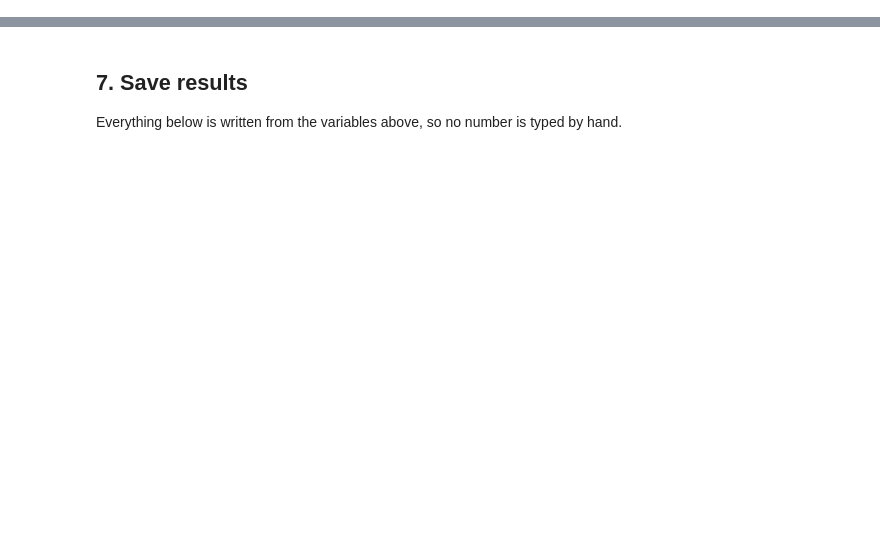
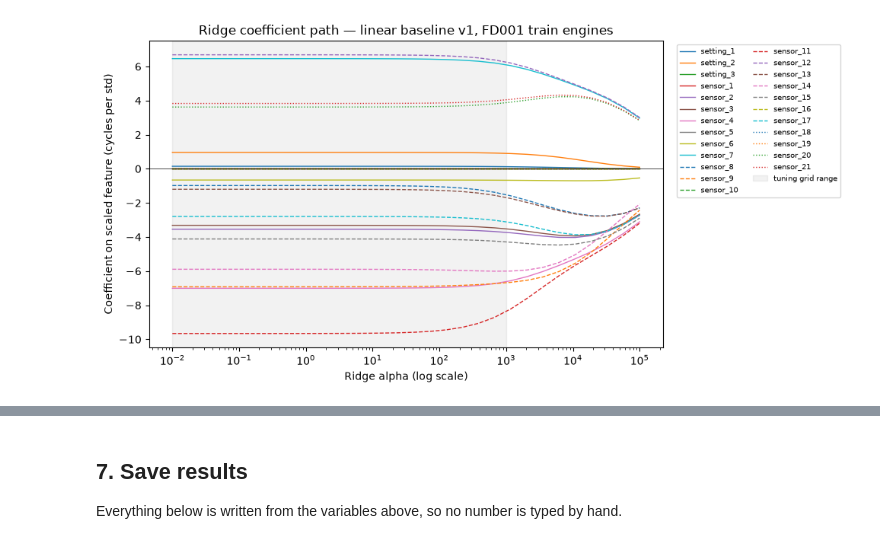
Before and after one commit to Srijan76-code/aml_rul_project, a Jupyter notebook: notebooks/03_linear_baseline.ipynb, the cells around one changed output, grey strips where cells are left out. Drawn from its saved outputs; the diff is of its cells as text; code cells hidden in the pictures; blank space fills up the shorter version.

```diff
--- a/notebooks/03_linear_baseline.ipynb
+++ b/notebooks/03_linear_baseline.ipynb
@@ -344,0 +232,25 @@ test_scores
+# %%
+V1 = FEATURE_SETS["v1"]
+path_alphas = np.logspace(-2, 5, 30)
+path = pd.DataFrame(
+    [fit_on_train_engines(Ridge(alpha=a), V1)[-1].coef_ for a in path_alphas],
+    index=path_alphas,
+    columns=V1,
+)
+
+fig, ax = plt.subplots(figsize=(10, 5))
+line_styles = ["-", "--", ":"]
+for i, feature in enumerate(path.columns):
+    ax.plot(path.index, path[feature], linewidth=1, linestyle=line_styles[i // 10], label=feature)
+ax.axvspan(min(RIDGE_ALPHAS), max(RIDGE_ALPHAS), color="grey", alpha=0.1, label="tuning grid range")
+ax.set_xscale("log")
+ax.set_xlabel("Ridge alpha (log scale)")
+ax.set_ylabel("Coefficient on scaled feature (cycles per std)")
+ax.set_title("Ridge coefficient path — linear baseline v1, FD001 train engines")
+ax.axhline(0, color="black", linewidth=0.5)
+ax.legend(fontsize=7, ncol=2, bbox_to_anchor=(1.02, 1), loc="upper left")
+fig.tight_layout()
+fig.savefig(FIGURES_DIR / "linear_ridge_coefficient_path.png", dpi=150)
+plt.show()
+# %% [output]
+[figure, added]
```
Also changed, not shown: parts of 46 cells of this notebook, 10 other files.
